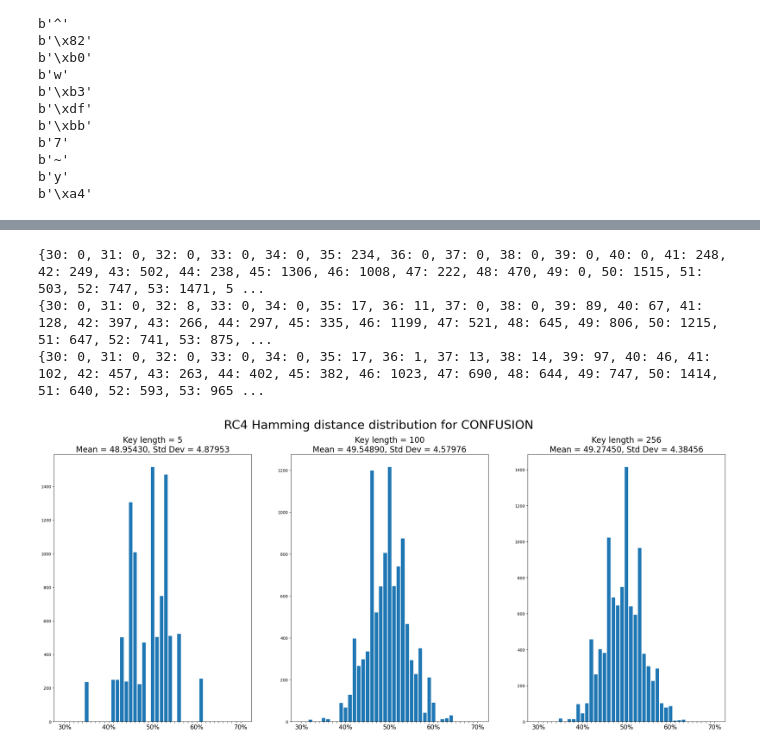
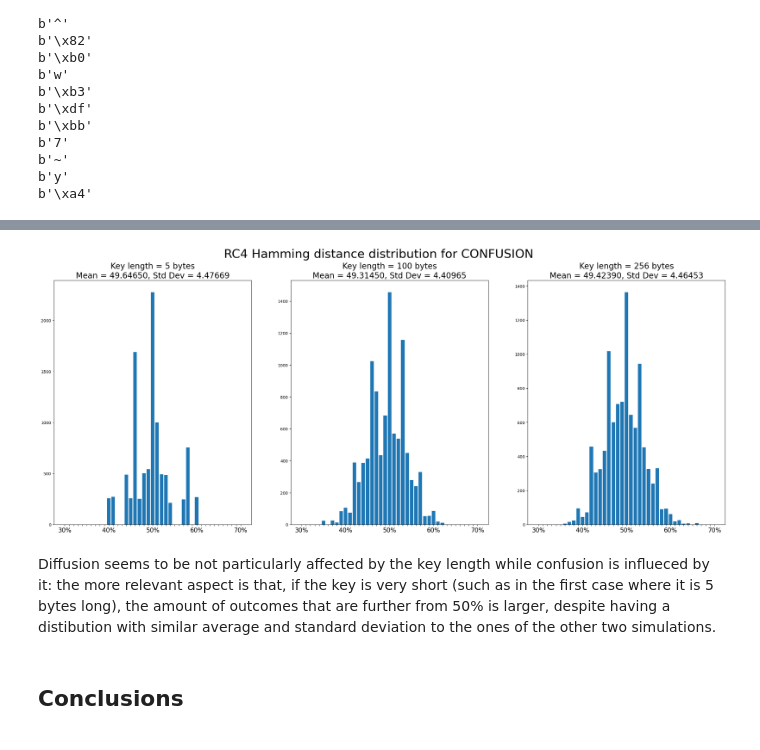
Before and after one commit to LBellini13/Elements-of-Applied-Data-Security, a Jupyter notebook: Block Ciphers/CipherCrafters.ipynb, the cells around one changed output, grey strips where cells are left out. Saved outputs shown, nothing was run; the diff lists cells and outputs as text; code cells hidden in the pictures.

```diff
--- a/Block Ciphers/CipherCrafters.ipynb
+++ b/Block Ciphers/CipherCrafters.ipynb
@@ -224,7 +221,7 @@ To test if AES provides good confusion, we can apply the same Monte Carlo approa
 # %%
 iterations = 10000
 
-fig, axs = plt.subplots(1, len(AES.key_size), figsize=(30, 12))
+fig, axs = plt.subplots(1, len(AES.key_size), figsize=(30, 11))
 fig.suptitle('AES Hamming distance distribution for CONFUSION', fontsize=30)
 
 for idx, length in enumerate(AES.key_size):
@@ -238,7 +235,7 @@ for idx, length in enumerate(AES.key_size):
     # Generate a random 128 bits plaintext
     ref_plaintext = np.random.bytes(AES.block_size)
     # Encrypt the plaintext
-    ref_ciphertext = bytearray(aes_ecb.encrypt(ref_plaintext))
+    ref_ciphertext = aes_ecb.encrypt(ref_plaintext)
 
     # Compute the list of hamming distances (as %) comparing the original
     # ciphertext with the ones obtained flipping a random bit in the key
@@ -254,14 +251,12 @@ for idx, length in enumerate(AES.key_size):
                 conf_dict[i] += 1
                 break
 
-    print(conf_dict)
-
     # Compute mean and standard deviation of the distribution
     mean = np.average(list(conf_dict.keys()), weights=list(conf_dict.values()))
     std = np.sqrt(np.average((list(conf_dict.keys())-mean)**2, weights=list(conf_dict.values())))
 
     axs[idx].bar(conf_dict.keys(), conf_dict.values())
-    axs[idx].set_title(f'Key length = {length}\nMean = {mean:.5f}, Std Dev = {std:.5f}', fontsize=20)
+    axs[idx].set_title(f'Key length = {length} bytes\nMean = {mean:.5f}, Std Dev = {std:.5f}', fontsize=20)
     # Show only 30%, 40%, 50%, 60%, 70% x labels
     axs[idx].set_xticks(list(conf_dict.keys()))
     axs[idx].set_xticklabels(['' if label not in [30, 40, 50, 60, 70]
@@ -331,21 +331,22 @@ b'\xa4'
 # %%
 iterations = 10000
 
-# Test using 3 different key lengths and 2 different drops
+# Test using 3 different key lengths
 RC4_key_lengths = [5, 100, 256]
 drop = 3072
 
-fig, axs = plt.subplots(1, len(RC4_key_lengths), figsize=(30, 12))
+fig, axs = plt.subplots(1, len(RC4_key_lengths), figsize=(30, 11))
 fig.suptitle('RC4 Hamming distance distribution for DIFFUSION', fontsize=30)
+
 for idx, length in enumerate(RC4_key_lengths):
-    # Generate random key of 16, 24 or 32 bytes
+    # Generate random key of 5, 100, 256 bytes
     key = np.random.bytes(length)
     # Instantiate RC4 cipher
     rc4 = RC4(key, drop)
-    # Generate a random 50 bytes plaintext
+    # Generate a random 16 bytes plaintext
     ref_plaintext = np.random.bytes(16)
     # Encrypt the plaintext
-    ref_ciphertext = bytearray(rc4.encrypt(ref_plaintext))
+    ref_ciphertext = rc4.encrypt(ref_plaintext)
 
     # Compute the list of hamming distances (as %) comparing the original
     # ciphertext with the ones obtained flipping a random bit in the plaintext
@@ -361,19 +362,14 @@ for idx, length in enumerate(RC4_key_lengths):
                 diff_dict[i] += 1
                 break
 
-    print(diff_dict)
-
     # Compute mean and standard deviation of the distribution
     mean = np.average(list(diff_dict.keys()), weights=list(diff_dict.values()))
     std = np.sqrt(np.average((list(diff_dict.keys())-mean)**2, weights=list(diff_dict.values())))
 
     axs[idx].bar(diff_dict.keys(), diff_dict.values())
-    axs[idx].set_title(f'Key length = {length}\nMean = {mean:.5f}, Std Dev = {std:.5f}', fontsize=20)
+    axs[idx].set_title(f'Key length = {length} bytes\nMean = {mean:.5f}, Std Dev = {std:.5f}', fontsize=20)
     # Show only 30%, 40%, 50%, 60%, 70% x labels
     axs[idx].set_xticks(list(diff_dict.keys()))
     axs[idx].set_xticklabels(['' if label not in [30, 40, 50, 60, 70]
                               else f'{label}%' for label in list(diff_dict.keys())], fontsize=15)
-
-
-plt.show()
 # %% [output]
@@ -384,52 +377,50 @@ plt.show()
 # %%
 iterations = 10000
 
-# Test using 3 different key lengths and w different drops
+# Test using 3 different key lengths
 RC4_key_lengths = [5, 100, 256]
-drop = 3072
+drop = 768
 
-fig, axs = plt.subplots(1, len(RC4_key_lengths), figsize=(30, 12))
+fig, axs = plt.subplots(1, len(RC4_key_lengths), figsize=(30, 11))
 fig.suptitle('RC4 Hamming distance distribution for CONFUSION', fontsize=30)
+
 for idx, length in enumerate(RC4_key_lengths):
-    # Generate random key of 16, 24 or 32 bytes
+    # Generate random key of 5, 100, 256 bytes
     key = np.random.bytes(length)
     # Instantiate RC4 cipher
     rc4 = RC4(key, drop)
-    # Generate a random 50 bytes plaintext
+    # Generate a random 16 bytes plaintext
     ref_plaintext = np.random.bytes(16)
     # Encrypt the plaintext
-    ref_ciphertext = bytearray(rc4.encrypt(ref_plaintext))
+    ref_ciphertext = rc4.encrypt(ref_plaintext)
 
     # Compute the list of hamming distances (as %) comparing the original
     # ciphertext with the ones obtained flipping a random bit in the plaintext
     dist = mcs_confusion('rc4', key, ref_plaintext, ref_ciphertext, iterations, drop)
 
     # Dictionary for the hamming distance distribution
     conf_dict = {i: 0 for i in range(30, 71)}
 
     # Count how many outcomes per percentage
     for value in dist:
         for i in range(30, 71):
             if i <= value < i + 1:
                 conf_dict[i] += 1
                 break
 
-    print(conf_dict)
-
     # Compute mean and standard deviation of the distribution
     mean = np.average(list(conf_dict.keys()), weights=list(conf_dict.values()))
     std = np.sqrt(np.average((list(conf_dict.keys())-mean)**2, weights=list(conf_dict.values())))
 
     axs[idx].bar(conf_dict.keys(), conf_dict.values())
-    axs[idx].set_title(f'Key length = {length}\nMean = {mean:.5f}, Std Dev = {std:.5f}', fontsize=20)
+    axs[idx].set_title(f'Key length = {length} bytes\nMean = {mean:.5f}, Std Dev = {std:.5f}', fontsize=20)
     # Show only 30%, 40%, 50%, 60%, 70% x labels
     axs[idx].set_xticks(list(conf_dict.keys()))
     axs[idx].set_xticklabels(['' if label not in [30, 40, 50, 60, 70]
                               else f'{label}%' for label in list(conf_dict.keys())], fontsize=15)
-
-plt.show()
 # %% [output]
-{30: 0, 31: 0, 32: 0, 33: 0, 34: 0, 35: 234, 36: 0, 37: 0, 38: 0, 39: 0, 40: 0, 41: 248, 42: 249, 43: 502, 44: 238, 45: 1306, 46: 1008, 47: 222, 48: 470, 49: 0, 50: 1515, 51: 503, 52: 747, 53: 1471, 5 ...
-{30: 0, 31: 0, 32: 8, 33: 0, 34: 0, 35: 17, 36: 11, 37: 0, 38: 0, 39: 89, 40: 67, 41: 128, 42: 397, 43: 266, 44: 297, 45: 335, 46: 1199, 47: 521, 48: 645, 49: 806, 50: 1215, 51: 647, 52: 741, 53: 875, ...
-{30: 0, 31: 0, 32: 0, 33: 0, 34: 0, 35: 17, 36: 1, 37: 13, 38: 14, 39: 97, 40: 46, 41: 102, 42: 457, 43: 263, 44: 402, 45: 382, 46: 1023, 47: 690, 48: 644, 49: 747, 50: 1414, 51: 640, 52: 593, 53: 965 ...
-[figure, old version]
+[figure, new version]
+# %% [markdown]
+Diffusion seems to be not particularly affected by the key length while confusion is influeced by it: the more relevant aspect is that, if the key is very short (such as in the first case where it is 5 bytes long), the amount of outcomes that are further from 50% is larger, despite having a distibution with similar average and standard deviation to the ones of the other two simulations.
+# %% [markdown]
+## Conclusions
```
Also changed, not shown: parts of 19 cells of this notebook, 5 other files.
